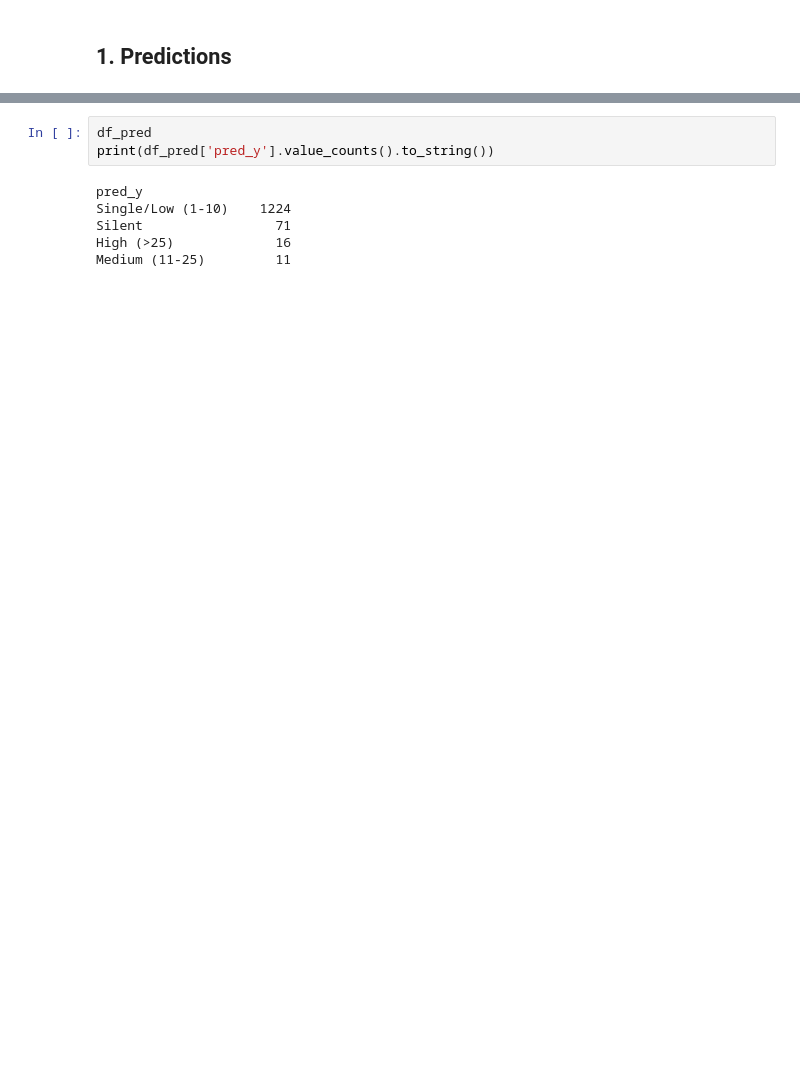
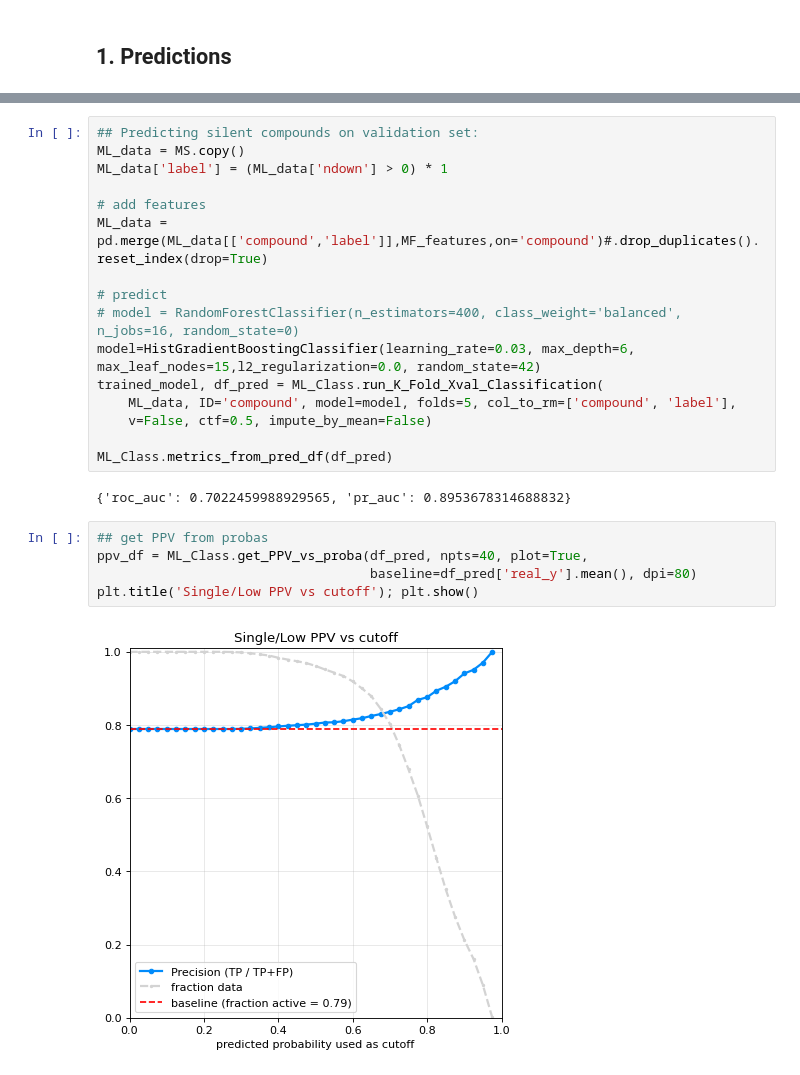
Before and after one commit to gtamo39/MS_ML, a Jupyter notebook: vignettes/MS_ActivityClass.ipynb, the cells around one changed output, grey strips where cells are left out. Drawn from its saved outputs; the diff is of its cells as text; blank space fills up the shorter version.

```diff
--- a/vignettes/MS_ActivityClass.ipynb
+++ b/vignettes/MS_ActivityClass.ipynb
@@ -429,9 +305,25 @@ ValueError: could not convert string to float: 'O=C1NC[C@H]2C3=C(C=CC=C3)C[C@@H]
-# %%
-df_pred
-print(df_pred['pred_y'].value_counts().to_string())
-# %% [output]
-pred_y
-Single/Low (1-10)    1224
-Silent                 71
-High (>25)             16
-Medium (11-25)         11
+# %%
+## Predicting silent compounds on validation set:
+ML_data = MS.copy()
+ML_data['label'] = (ML_data['ndown'] > 0) * 1
+
+# add features
+ML_data = pd.merge(ML_data[['compound','label']],MF_features,on='compound')#.drop_duplicates().reset_index(drop=True)
+
+# predict
+# model = RandomForestClassifier(n_estimators=400, class_weight='balanced', n_jobs=16, random_state=0)
+model=HistGradientBoostingClassifier(learning_rate=0.03, max_depth=6, max_leaf_nodes=15,l2_regularization=0.0, random_state=42)
+trained_model, df_pred = ML_Class.run_K_Fold_Xval_Classification(
+    ML_data, ID='compound', model=model, folds=5, col_to_rm=['compound', 'label'],
+    v=False, ctf=0.5, impute_by_mean=False)
+
+ML_Class.metrics_from_pred_df(df_pred)
+# %% [output]
+{'roc_auc': 0.7022459988929565, 'pr_auc': 0.8953678314688832}
+# %%
+## get PPV from probas
+ppv_df = ML_Class.get_PPV_vs_proba(df_pred, npts=40, plot=True,
+                                   baseline=df_pred['real_y'].mean(), dpi=80)
+plt.title('Single/Low PPV vs cutoff'); plt.show()
+# %% [output]
+[figure, added]
```
Also changed, not shown: parts of 36 cells of this notebook, 3 other files.
